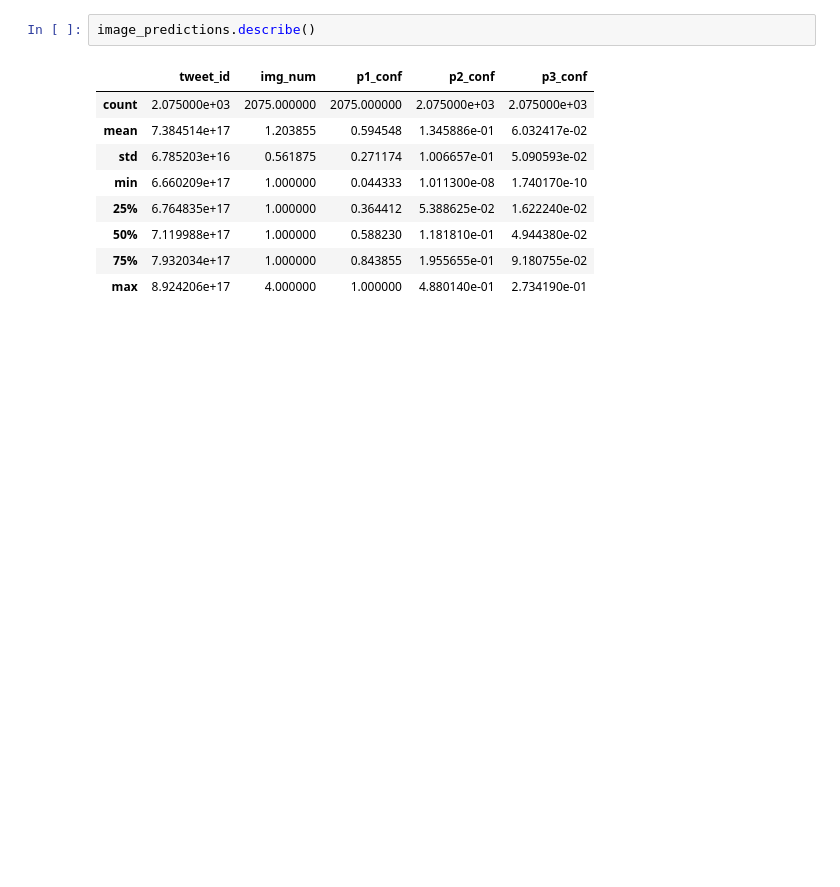
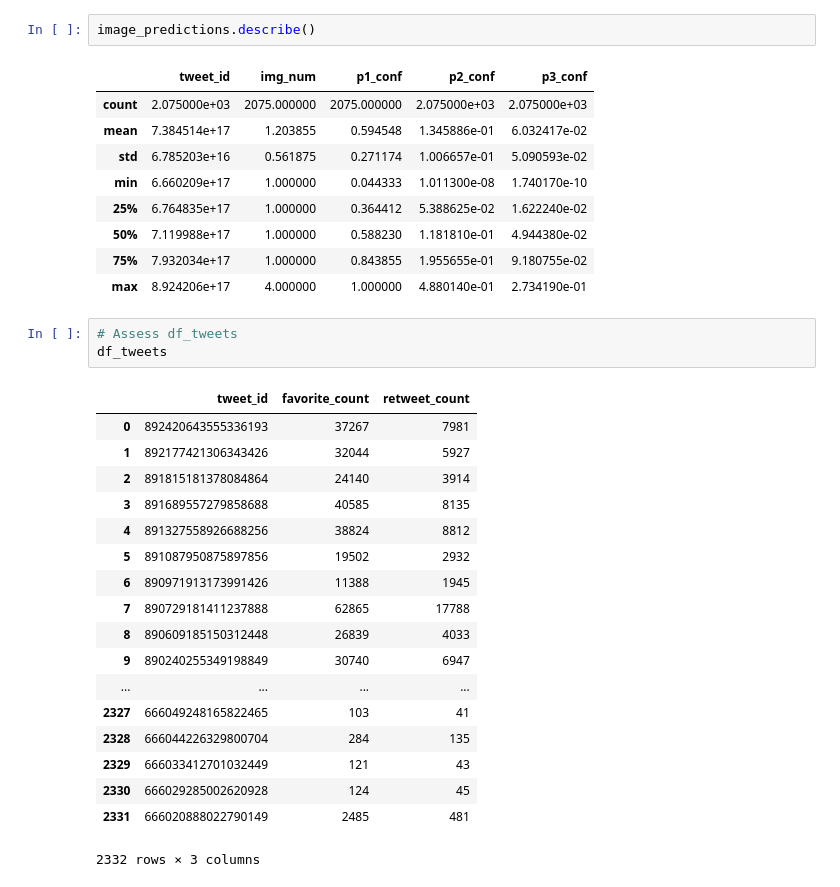
Before and after one commit to furawa/Data_Analyst_Udacity_Projects, a Jupyter notebook: 04_Data_Wrangling/wrangle_act.ipynb, the cells around one changed output. Saved outputs shown, nothing was run; the diff lists cells and outputs as text; blank space fills up the shorter version.

Commit message:
Assess df_tweets dataframe

```diff
--- a/04_Data_Wrangling/wrangle_act.ipynb
+++ b/04_Data_Wrangling/wrangle_act.ipynb
@@ -273,3 +273,25 @@ image_predictions.describe()
 | 50% | 7.119988e+17 | 1.000000 | 0.588230 | 1.181810e-01 | 4.944380e-02 |
 | 75% | 7.932034e+17 | 1.000000 | 0.843855 | 1.955655e-01 | 9.180755e-02 |
 | max | 8.924206e+17 | 4.000000 | 1.000000 | 4.880140e-01 | 2.734190e-01 |
+# %%
+# Assess df_tweets
+df_tweets
+# %% [output]
+|  | tweet_id | favorite_count | retweet_count |
+| 0 | 892420643555336193 | 37267 | 7981 |
+| 1 | 892177421306343426 | 32044 | 5927 |
+| 2 | 891815181378084864 | 24140 | 3914 |
+| 3 | 891689557279858688 | 40585 | 8135 |
+| 4 | 891327558926688256 | 38824 | 8812 |
+| 5 | 891087950875897856 | 19502 | 2932 |
+| 6 | 890971913173991426 | 11388 | 1945 |
+| 7 | 890729181411237888 | 62865 | 17788 |
+| 8 | 890609185150312448 | 26839 | 4033 |
+| 9 | 890240255349198849 | 30740 | 6947 |
+| ... | ... | ... | ... |
+| 2327 | 666049248165822465 | 103 | 41 |
+| 2328 | 666044226329800704 | 284 | 135 |
+| 2329 | 666033412701032449 | 121 | 43 |
+| 2330 | 666029285002620928 | 124 | 45 |
+| 2331 | 666020888022790149 | 2485 | 481 |
+2332 rows × 3 columns
```
Also changed, not shown: parts of 3 cells of this notebook.
